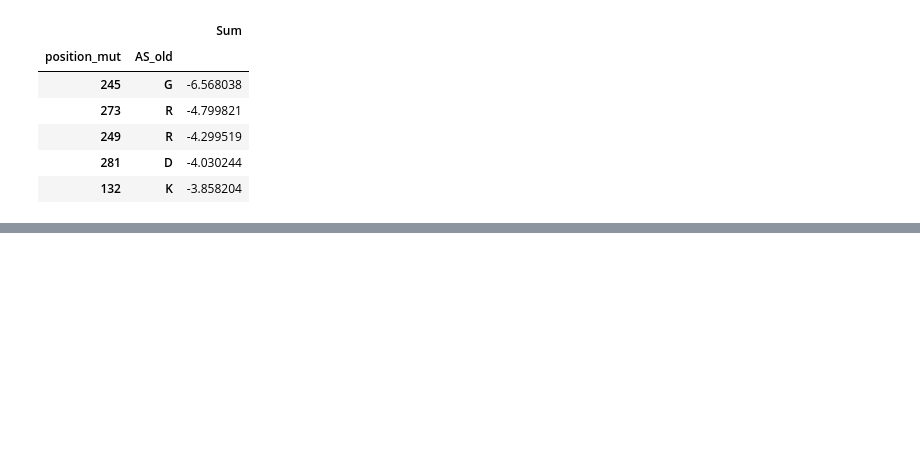
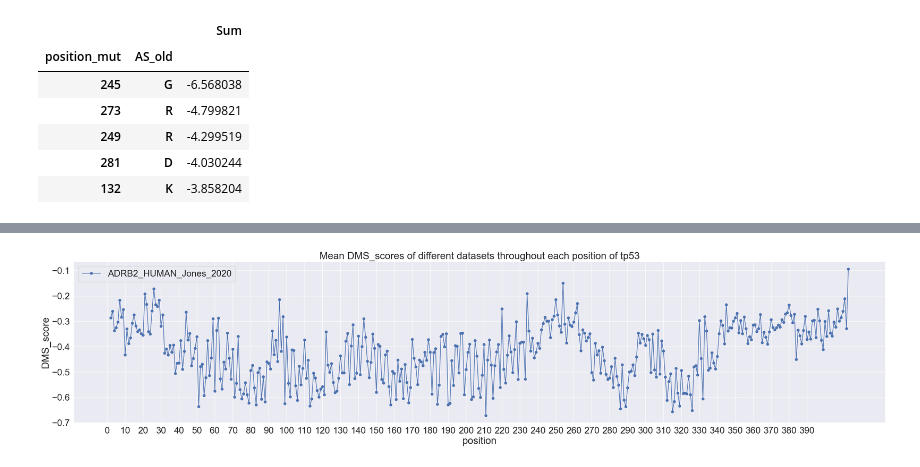
Before and after one commit to datascience-mobi-2023/topic02_team02, a Jupyter notebook: Visualization/FinalTests_copy.ipynb, the cells around one changed output, grey strips where cells are left out. Cells and saved outputs as stored; diff of their text form; code cells hidden in the pictures; blank space fills up the shorter version.

```diff
--- a/Visualization/FinalTests_copy.ipynb
+++ b/Visualization/FinalTests_copy.ipynb
@@ -257,0 +270,4 @@ KHLV
+# %%
+doc.liniengraph(dataframe_ADRB)
+# %% [output]
+[figure, added]
```
Also changed, not shown: parts of 9 cells of this notebook, 2 other files.
